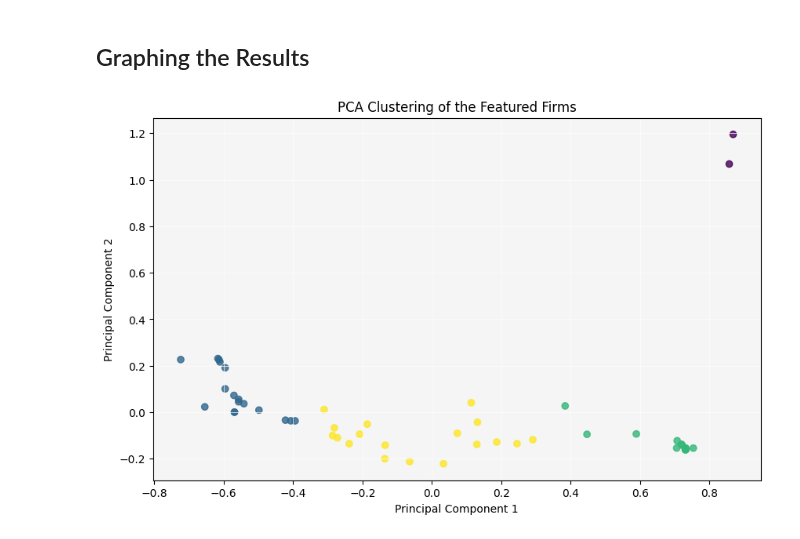
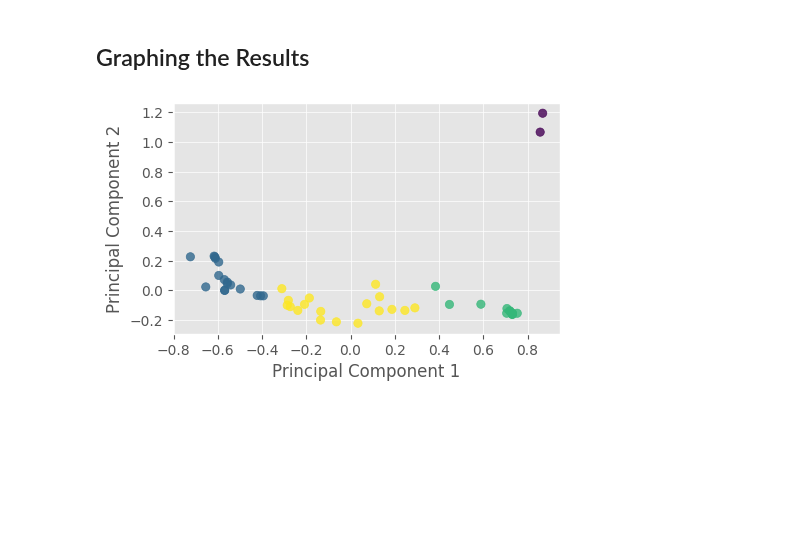
Before and after one commit to UoB-DSMP-2023-24/dsmp-2024-group27, a Jupyter notebook: IndustryMapping/IndustryClustering.ipynb, the cells around one changed output. Cells and saved outputs as stored; diff of their text form; code cells hidden in the pictures; blank space fills up the shorter version.

Commit message:
made minor changes to graphs

```diff
--- a/IndustryMapping/IndustryClustering.ipynb
+++ b/IndustryMapping/IndustryClustering.ipynb
@@ -74,6 +74,8 @@ norm_biz_tx_id_df[cols] = scaler.fit_transform(biz_tx_id_df[cols])
 # %%
 from sklearn.cluster import KMeans
 import matplotlib.pyplot as plt
+
+plt.style.use('ggplot')
 
 # WCSS for each number of clusters
 sse = []
@@ -88,9 +90,7 @@ for n_clusters in cluster_range:
 
 # Plotting the Elbow Method graph
 plt.figure(figsize=(5, 3))
-plt.gca().set_facecolor('whitesmoke')
 plt.plot(cluster_range, sse, marker='x', color='blue', linestyle='-')
-plt.grid(True, color='white', linestyle='-', linewidth=0.5)
 plt.xlabel('Number of Clusters')
 plt.ylabel('WCSS')
 plt.xticks(cluster_range)
@@ -202,14 +202,14 @@ labels = norm_biz_tx_id_df['Third Party Name']
 reduced_data = pca.fit_transform(data)
 # %%
 # Create a scatter plot
-plt.figure(figsize=(10, 6))
-plt.gca().set_facecolor('whitesmoke')
+plt.style.use('ggplot')
+
+plt.figure(figsize=(5, 3))
 plt.scatter(reduced_data[:, 0], reduced_data[:, 1], c=clusters, cmap='viridis', marker='o', alpha=0.8)
 plt.grid(True, color='white', linestyle='-', linewidth=0.5)
 
-plt.title('PCA Clustering of the Featured Firms')
 plt.xlabel('Principal Component 1')
 plt.ylabel('Principal Component 2')
 plt.show()
 # %% [output]
-[figure, old version]
+[figure, new version]
```
Also changed, not shown: parts of 2 cells of this notebook.
